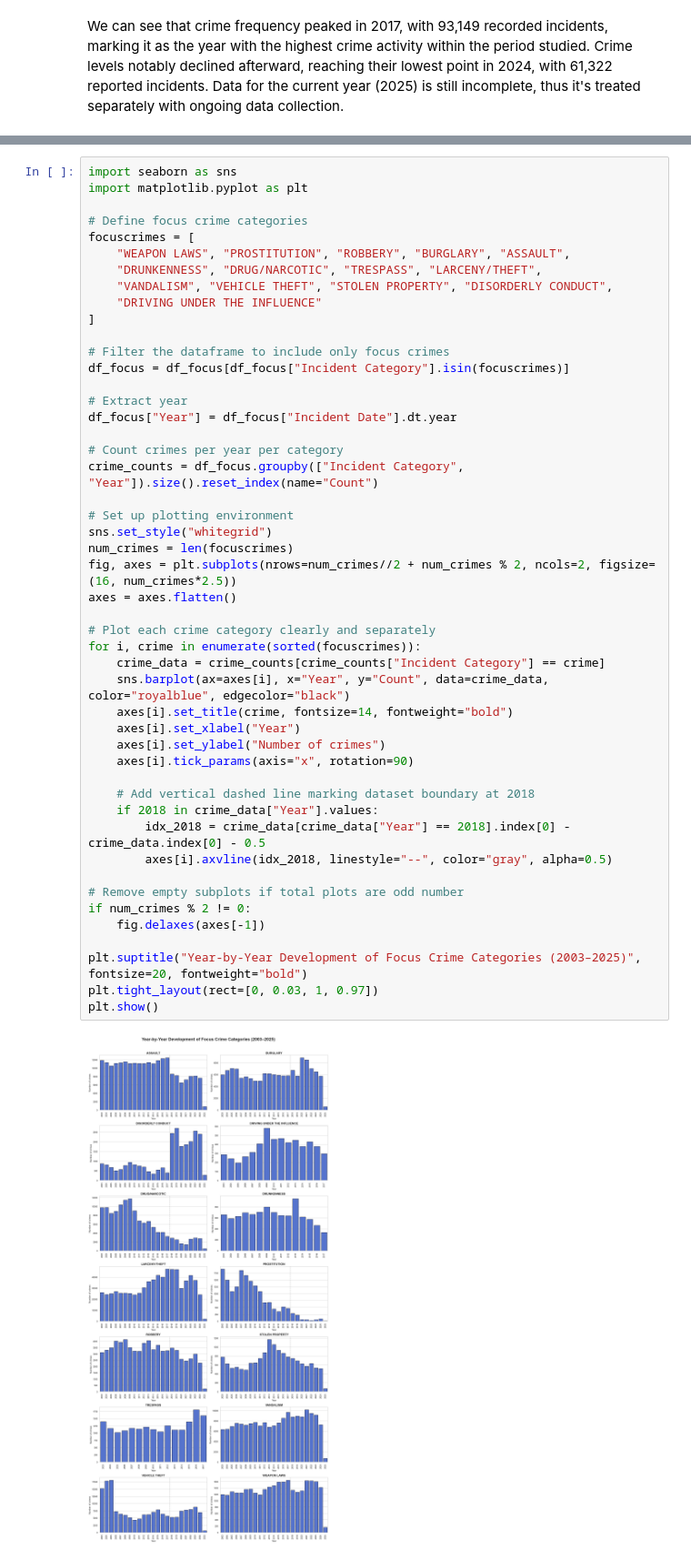
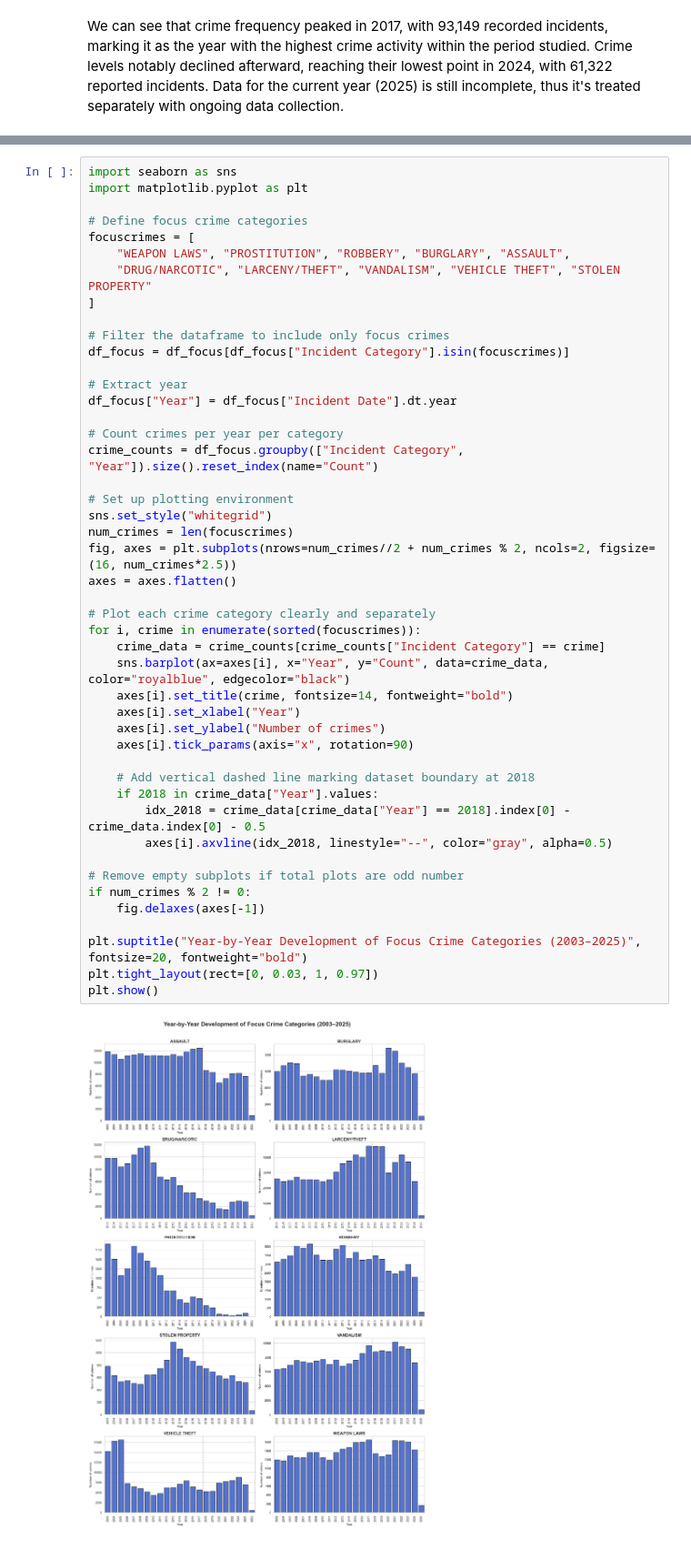
Before and after one commit to Jawsen/Social_Data, a Jupyter notebook: Week1/Part2-exercise3.ipynb, the cells around one changed output, grey strips where cells are left out. Shown: that part at 91% size. Drawn from its saved outputs; the diff is of its cells as text.

Commit message:
completion of bar chart displaying the year-by-year development of each of these categories across the years 2003-2025.

```diff
--- a/Week1/Part2-exercise3.ipynb
+++ b/Week1/Part2-exercise3.ipynb
@@ -99,9 +103,7 @@ import matplotlib.pyplot as plt
 # Define focus crime categories
 focuscrimes = [
     "WEAPON LAWS", "PROSTITUTION", "ROBBERY", "BURGLARY", "ASSAULT",
-    "DRUNKENNESS", "DRUG/NARCOTIC", "TRESPASS", "LARCENY/THEFT",
-    "VANDALISM", "VEHICLE THEFT", "STOLEN PROPERTY", "DISORDERLY CONDUCT",
-    "DRIVING UNDER THE INFLUENCE"
+    "DRUG/NARCOTIC", "LARCENY/THEFT", "VANDALISM", "VEHICLE THEFT", "STOLEN PROPERTY"
 ]
 
 # Filter the dataframe to include only focus crimes
@@ -114,31 +116,31 @@ df_focus["Year"] = df_focus["Incident Date"].dt.year
 crime_counts = df_focus.groupby(["Incident Category", "Year"]).size().reset_index(name="Count")
 
 # Set up plotting environment
 sns.set_style("whitegrid")
 num_crimes = len(focuscrimes)
 fig, axes = plt.subplots(nrows=num_crimes//2 + num_crimes % 2, ncols=2, figsize=(16, num_crimes*2.5))
 axes = axes.flatten()
 
 # Plot each crime category clearly and separately
 for i, crime in enumerate(sorted(focuscrimes)):
     crime_data = crime_counts[crime_counts["Incident Category"] == crime]
     sns.barplot(ax=axes[i], x="Year", y="Count", data=crime_data, color="royalblue", edgecolor="black")
     axes[i].set_title(crime, fontsize=14, fontweight="bold")
     axes[i].set_xlabel("Year")
     axes[i].set_ylabel("Number of crimes")
     axes[i].tick_params(axis="x", rotation=90)
 
     # Add vertical dashed line marking dataset boundary at 2018
     if 2018 in crime_data["Year"].values:
         idx_2018 = crime_data[crime_data["Year"] == 2018].index[0] - crime_data.index[0] - 0.5
         axes[i].axvline(idx_2018, linestyle="--", color="gray", alpha=0.5)
 
 # Remove empty subplots if total plots are odd number
 if num_crimes % 2 != 0:
     fig.delaxes(axes[-1])
 
 plt.suptitle("Year-by-Year Development of Focus Crime Categories (2003–2025)", fontsize=20, fontweight="bold")
 plt.tight_layout(rect=[0, 0.03, 1, 0.97])
 plt.show()
 # %% [output]
-[figure, old version]
+[figure, new version]
```
Also changed, not shown: parts of 4 cells of this notebook.
